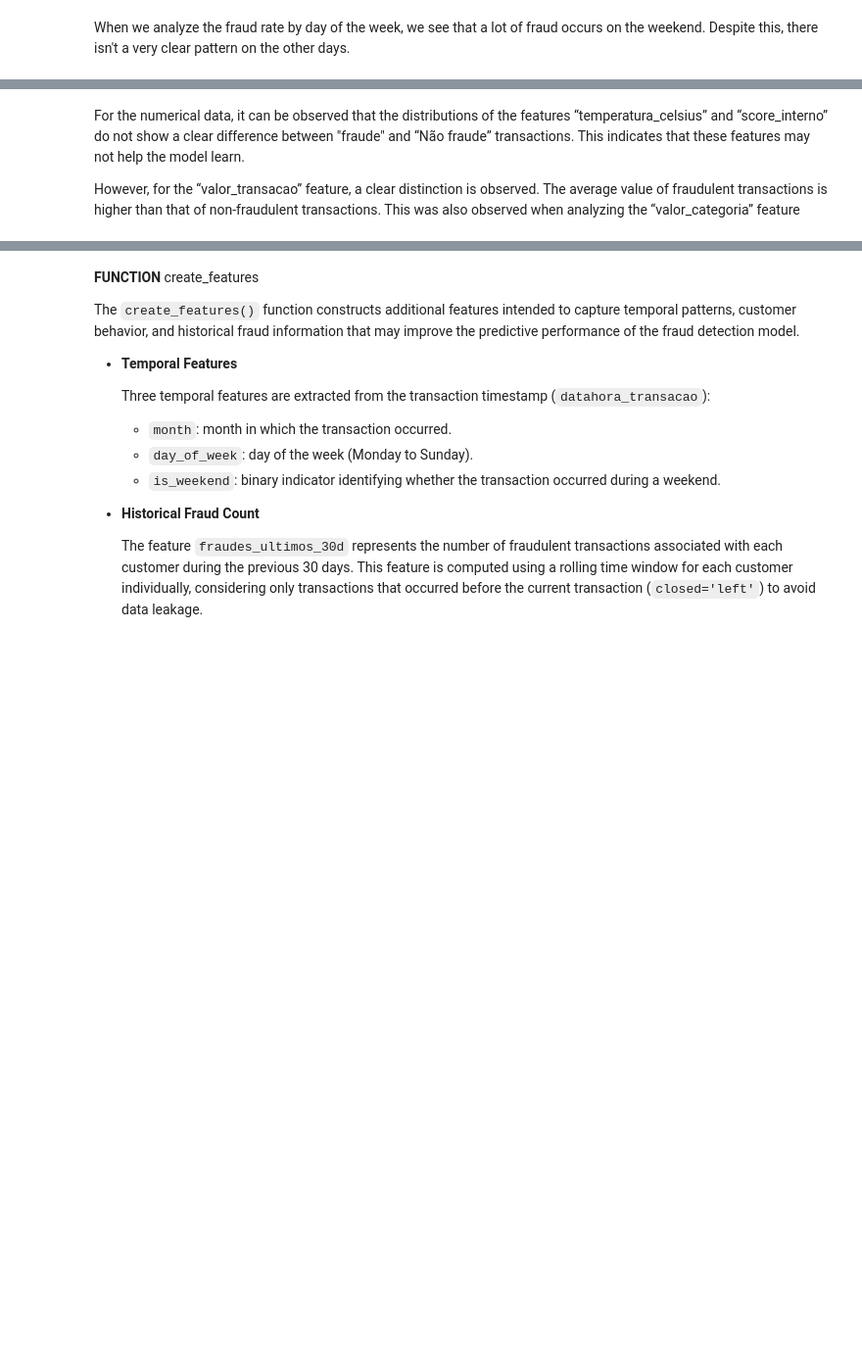
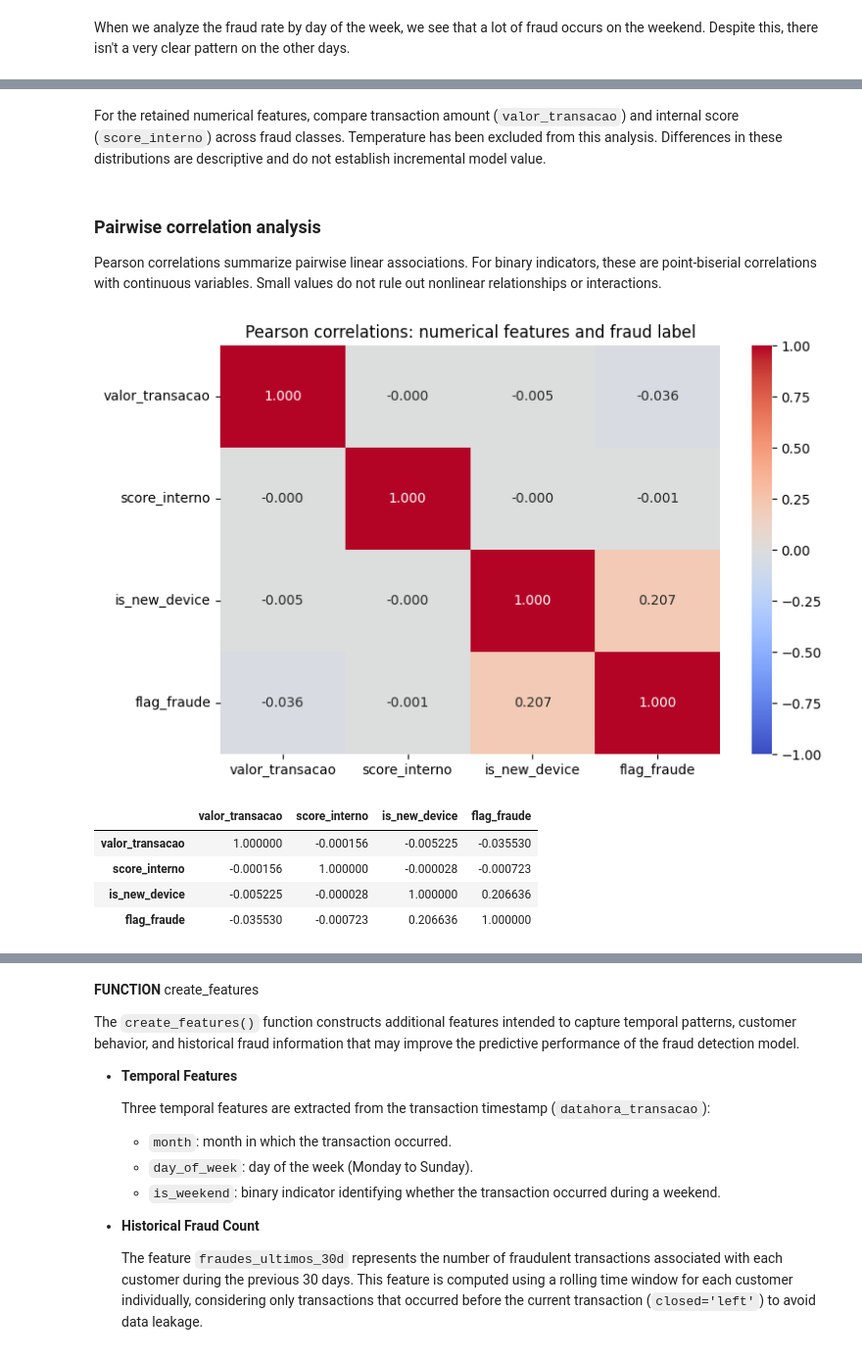
Before and after one commit to Leonardo-Correia/case_Artefact, a Jupyter notebook: challenge_artefact.ipynb, the cells around one changed output, grey strips where cells are left out. Shown at 98% size. Saved outputs shown, nothing was run; the diff lists cells and outputs as text; code cells hidden in the pictures; blank space fills up the shorter version.

Commit message:
Update English notebook analyses and January fraud predictions

```diff
--- a/challenge_artefact.ipynb
+++ b/challenge_artefact.ipynb
@@ -316,4 +324,28 @@ for col in numeric_columns:
 # %% [markdown]
-For the numerical data, it can be observed that the distributions of the features “temperatura_celsius” and “score_interno” do not show a clear difference between "fraude" and “Não fraude” transactions. This indicates that these features may not help the model learn.
-
-However, for the “valor_transacao” feature, a clear distinction is observed. The average value of fraudulent transactions is higher than that of non-fraudulent transactions. This was also observed when analyzing the “valor_categoria” feature
+For the retained numerical features, compare transaction amount (`valor_transacao`) and internal score (`score_interno`) across fraud classes. Temperature has been excluded from this analysis. Differences in these distributions are descriptive and do not establish incremental model value.
+# %% [markdown]
+### Pairwise correlation analysis
+
+Pearson correlations summarize pairwise linear associations. For binary indicators, these are point-biserial correlations with continuous variables. Small values do not rule out nonlinear relationships or interactions.
+# %%
+# Calculate pairwise correlations among numerical features and the fraud label.
+# ---------------------------------------
+correlation_columns = [
+    'valor_transacao', 'score_interno',
+    'is_new_device', 'flag_fraude',
+]
+pearson_correlations = df_historical[correlation_columns].astype(float).corr()
+plt.figure(figsize=(8, 5))
+sns.heatmap(pearson_correlations, annot=True, fmt='.3f', cmap='coolwarm',
+            vmin=-1, vmax=1, center=0)
+plt.title('Pearson correlations: numerical features and fraud label')
+plt.tight_layout()
+plt.show()
+display(pearson_correlations)
+# %% [output]
+[figure, added]
+|  | valor_transacao | score_interno | is_new_device | flag_fraude |
+| valor_transacao | 1.000000 | -0.000156 | -0.005225 | -0.035530 |
+| score_interno | -0.000156 | 1.000000 | -0.000028 | -0.000723 |
+| is_new_device | -0.005225 | -0.000028 | 1.000000 | 0.206636 |
+| flag_fraude | -0.035530 | -0.000723 | 0.206636 | 1.000000 |
```
Also changed, not shown: parts of 74 cells of this notebook, 2 other files.
